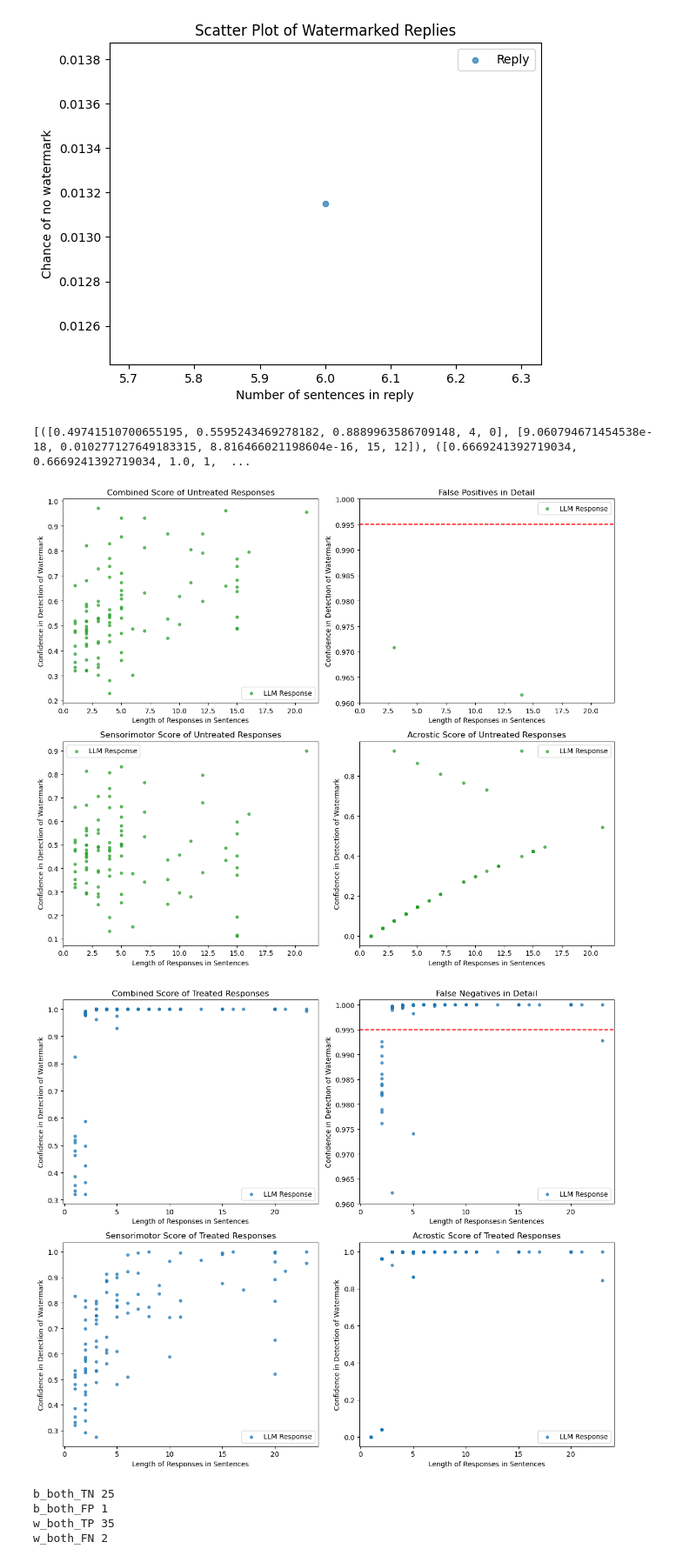
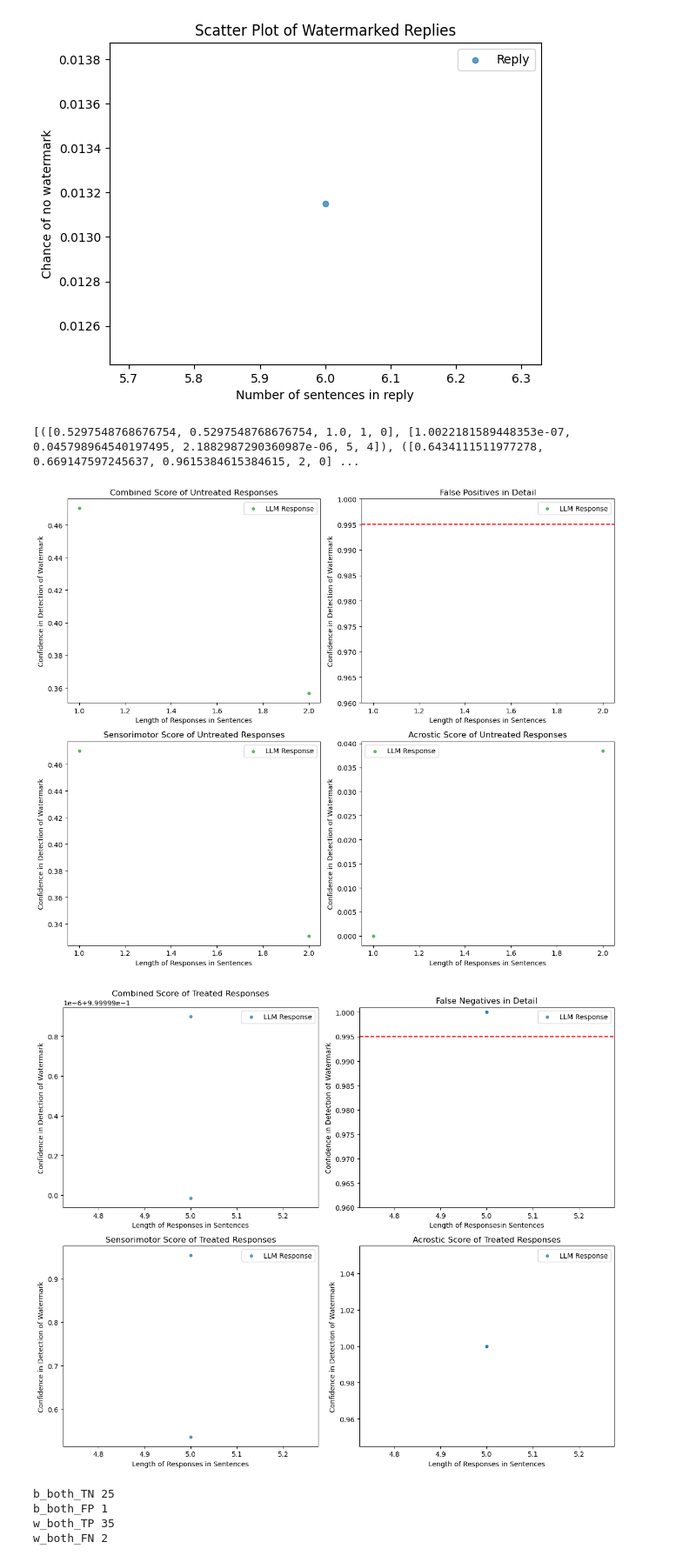
Before and after one commit to CommodoreEU/master-generation, a Jupyter notebook: notebook.ipynb, the cells around one changed output. Shown at 87% size. Saved outputs shown, nothing was run; the diff lists cells and outputs as text; code cells hidden in the pictures.

```diff
--- a/notebook.ipynb
+++ b/notebook.ipynb
@@ -22,9 +22,13 @@ nlp = spacy.load("en_core_web_sm")
 
 
 #shared.model_name = "_LLama2-7b-gptq-4bit-32g-actorder_True"
-#shared.model_name = "_Mistral-7b-gptq-4bit-32g-actorder_True"
-shared.model_name = "llama3-dolpin-8b-4bit-128g-actorder_True"
+shared.model_name = "_Mistral-7b-gptq-4bit-32g-actorder_True"
+#shared.model_name = "llama3-dolpin-8b-4bit-128g-actorder_True"
 #shared.model_name = "llama3-8b-instruct-gptq-4bit-128g-actorder_False"
+#shared.model_name = "Llama-3-8B-Instruct-GPTQ-4-Bit"
+shared.act_order = True
+#shared.model_name = "llama-3-8b-chatml"
+#shared.model_name = "llama3-8b-awq-dolphin"
 
 print(f"Loading {shared.model_name}...")
 t0 = time.time()
@@ -34,7 +38,7 @@ t0 = time.time()
 
 shared.groupsize = 128
 shared.wbits = 4
-shared.model, shared.tokenizer = load_model(shared.model_name, gptq = True)
+shared.model, shared.tokenizer = load_model(shared.model_name, gptq = True, awq=False)
 
 print(f"Loaded the model in {(time.time()-t0):.2f} seconds.")
 
@@ -930,7 +933,7 @@ prompts = [
 results = []
 
 
-for prompt in prompts[0:1]:
+for prompt in prompts[0:2]:
 #prompt = "What is the capital of France?"
     question = f'''<|im_start|>system
 You are a helpful assistant, who always provide explanation. Don't enumerate anwsers, talk for the user, write links or urls or use numbers.<|im_end|>
@@ -973,7 +976,7 @@ ASSISTANT:
     done = False
     reply_base = ""
     reply_current = ""
-    current_question = question2
+    current_question = question
     shared.new_sentence = False
     shared.start = 0
     shared.delta_senso = 0
@@ -998,7 +1001,7 @@ ASSISTANT:
     done = False
     reply_watermark = ""
     reply_current = ""
-    current_question = question2
+    current_question = question
     shared.new_sentence = False
     shared.start = 0
     shared.delta_senso = 0
@@ -1077,7 +1076,7 @@ def load_csv_to_list(filename):
     return data_list
 
 # Example usage
-filename = 'output_gen8.csv'
+filename = 'output_gen9.csv'
 results = load_csv_to_list(filename)
 
 for res in results:
@@ -1231,7 +1211,7 @@ You can see this in this chart here :
 
 
 # Specify the file name
-file_name = "output_score8.csv"
+file_name = "output_score9.csv"
 
 # Open the file in write mode with newline='' to ensure correct line endings
 with open(file_name, 'w', newline='') as csv_file:
@@ -1295,7 +1275,7 @@ def convert_to_list(string):
         return string  # Return the original string if conversion is not possible
 
 # Specify the file name
-file_name = "output_score7.csv"
+file_name = "output_score9.csv"
 # Open the file in read mode
 with open(file_name, 'r') as csv_file:
     # Create a CSV reader object
@@ -1380,36 +1360,36 @@ axs[0, 1].set_xlabel('Length of Responsesin Sentences')
 axs[0, 1].set_ylabel('Confidence in Detection of Watermark')
 axs[0, 1].set_title('False Negatives in Detail')
 axs[0, 1].legend()
 axs[0, 1].set_ylim(0.96, 1.001)  # Set the y-axis limit for the lower part
 axs[0, 1].axhline(y=0.995, color='red', linestyle='--', label='Red Line')
 
 # Subplot 3
 y_values3 = [1-item[1][1] for item in scores]
 x_values3 = [item[1][3] for item in scores]
 axs[1, 0].scatter(x_values3, y_values3, s=15, alpha=0.7, c=['C0'], marker='o', label='LLM Response')
 axs[1, 0].set_xlabel('Length of Responses in Sentences')
 axs[1, 0].set_ylabel('Confidence in Detection of Watermark')
 axs[1, 0].set_title('Sensorimotor Score of Treated Responses')
 axs[1, 0].legend()
 
 # Subplot 4
 y_values4 = [1-item[1][2] for item in scores]
 x_values4 = [item[1][3] for item in scores]
 axs[1, 1].scatter(x_values4, y_values4, s=15, alpha=0.7, c=['C0'], marker='o', label='LLM Response')
 axs[1, 1].set_xlabel('Length of Responses in Sentences')
 axs[1, 1].set_ylabel('Confidence in Detection of Watermark')
 axs[1, 1].set_title('Acrostic Score of Treated Responses')
 axs[1, 1].legend()
 
 # Adjust spacing between subplots
 plt.tight_layout()
 
 # Show the combined figure
 plt.show()
 # %% [output]
-[([0.49741510700655195, 0.5595243469278182, 0.8889963586709148, 4, 0], [9.060794671454538e-18, 0.010277127649183315, 8.816466021198604e-16, 15, 12]), ([0.6669241392719034, 0.6669241392719034, 1.0, 1,  ...
+[([0.5297548768676754, 0.5297548768676754, 1.0, 1, 0], [1.0022181589448353e-07, 0.045798964540197495, 2.1882987290360987e-06, 5, 4]), ([0.6434111511977278, 0.669147597245637, 0.9615384615384615, 2, 0] ...
-[figure, old version]
+[figure, new version]
-[figure, old version]
+[figure, new version]
 # %%
 import csv
 import ast
```
Also changed, not shown: parts of 5 cells of this notebook, 16 other files.
